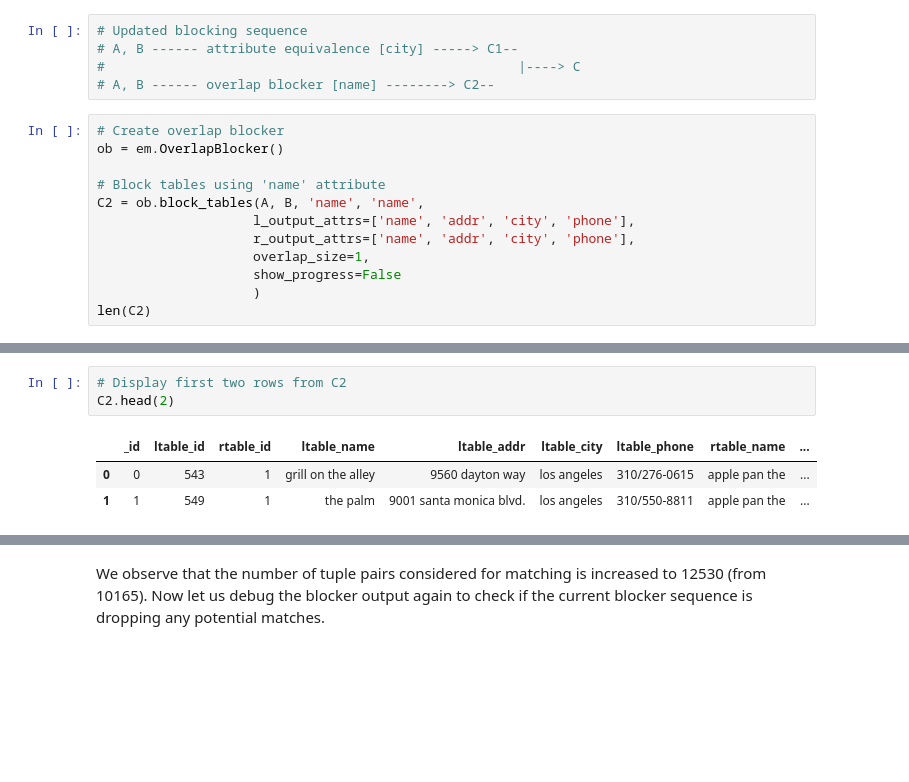
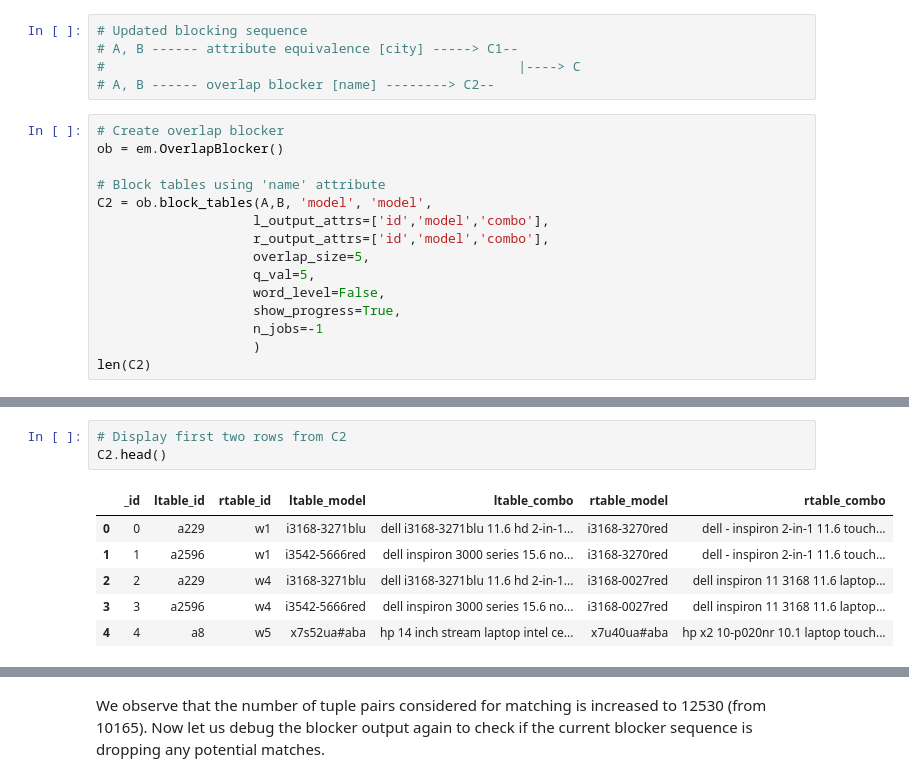
Before and after one commit to dliangsta/CS839-project, a Jupyter notebook: stage-3/notebook.ipynb, the cells around one changed output, grey strips where cells are left out. Drawn from its saved outputs; the diff is of its cells as text; blank space fills up the shorter version.

Commit message:
added combo attribute, blockers in ipynb

```diff
--- a/stage-3/notebook.ipynb
+++ b/stage-3/notebook.ipynb
@@ -141,11 +135,14 @@ For the considered dataset, we know that for the restaurants to match the  names
 ob = em.OverlapBlocker()
 
 # Block tables using 'name' attribute
-C2 = ob.block_tables(A, B, 'name', 'name',
-                    l_output_attrs=['name', 'addr', 'city', 'phone'],
-                    r_output_attrs=['name', 'addr', 'city', 'phone'],
-                    overlap_size=1,
-                    show_progress=False
+C2 = ob.block_tables(A,B, 'model', 'model',
+                    l_output_attrs=['id','model','combo'],
+                    r_output_attrs=['id','model','combo'],
+                    overlap_size=5,
+                    q_val=5,
+                    word_level=False,
+                    show_progress=True,
+                    n_jobs=-1
                     )
 len(C2)
 # %% [output]
@@ -153,7 +152,10 @@ len(C2)
 # %%
 # Display first two rows from C2
-C2.head(2)
+C2.head()
 # %% [output]
-|  | _id | ltable_id | rtable_id | ltable_name | ltable_addr | ltable_city | ltable_phone | rtable_name | ... |
-| 0 | 0 | 543 | 1 | grill on the alley | 9560 dayton way | los angeles | 310/276-0615 | apple pan the | ... |
-| 1 | 1 | 549 | 1 | the palm | 9001 santa monica blvd. | los angeles | 310/550-8811 | apple pan the | ... |
+|  | _id | ltable_id | rtable_id | ltable_model | ltable_combo | rtable_model | rtable_combo |
+| 0 | 0 | a229 | w1 | i3168-3271blu | dell i3168-3271blu 11.6 hd 2-in-1... | i3168-3270red | dell - inspiron 2-in-1 11.6 touch... |
+| 1 | 1 | a2596 | w1 | i3542-5666red | dell inspiron 3000 series 15.6 no... | i3168-3270red | dell - inspiron 2-in-1 11.6 touch... |
+| 2 | 2 | a229 | w4 | i3168-3271blu | dell i3168-3271blu 11.6 hd 2-in-1... | i3168-0027red | dell inspiron 11 3168 11.6 laptop... |
+| 3 | 3 | a2596 | w4 | i3542-5666red | dell inspiron 3000 series 15.6 no... | i3168-0027red | dell inspiron 11 3168 11.6 laptop... |
+| 4 | 4 | a8 | w5 | x7s52ua#aba | hp 14 inch stream laptop intel ce... | x7u40ua#aba | hp x2 10-p020nr 10.1 laptop touch... |
```
Also changed, not shown: parts of 36 cells of this notebook, 7 other files.
